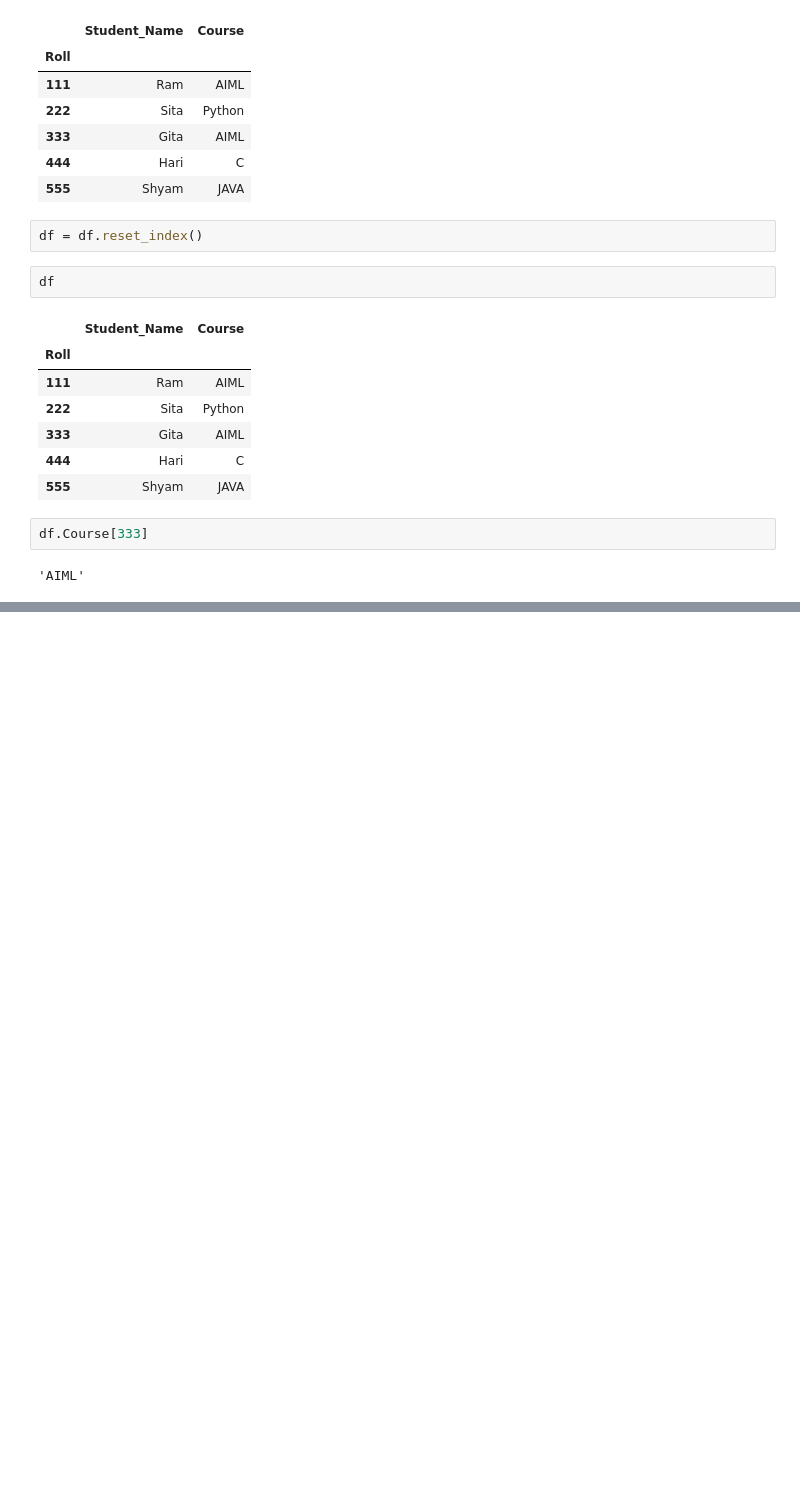
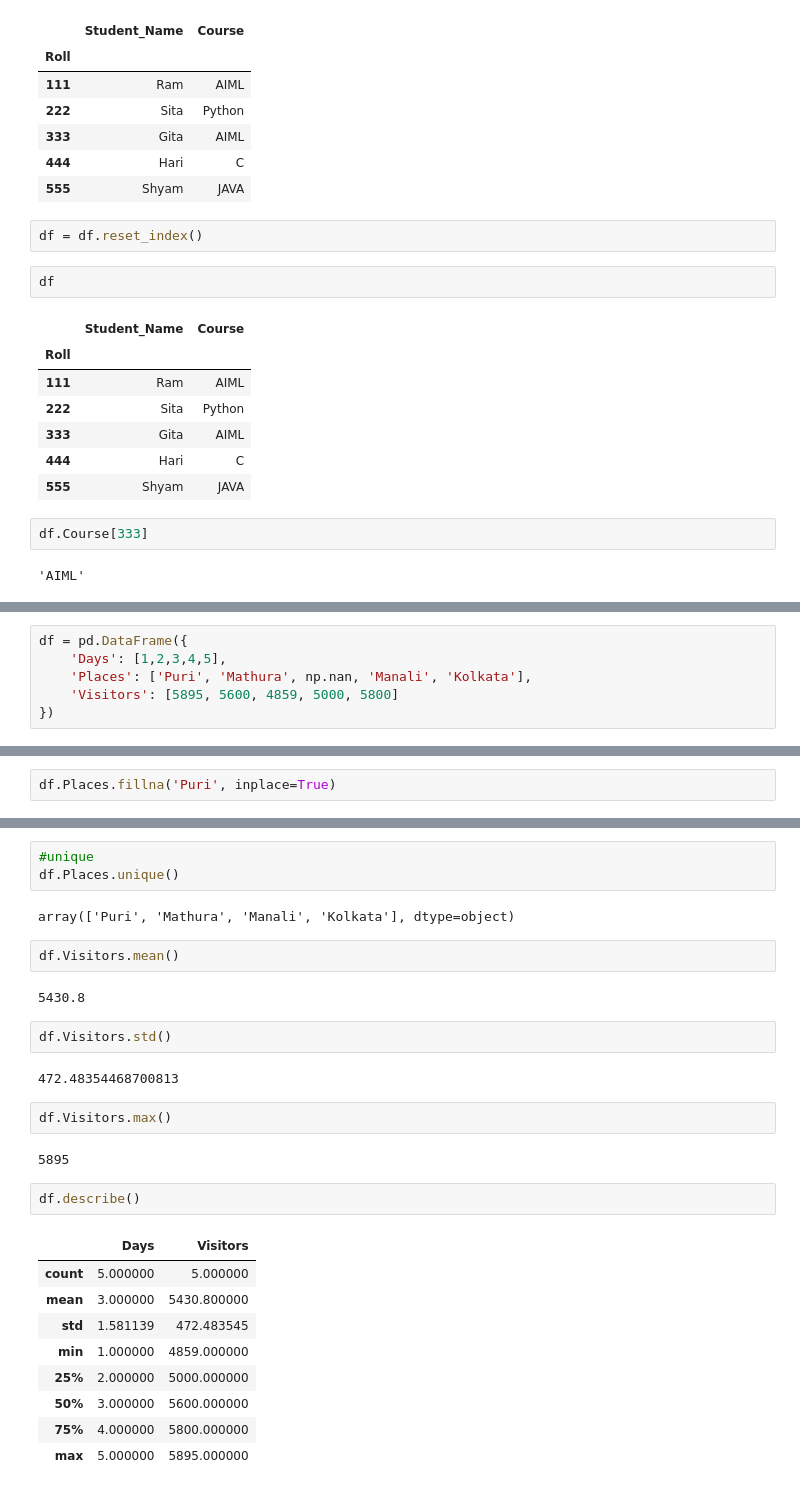
Before and after one commit to CodeByDeepankar/CTTC-AIML, a Jupyter notebook: Day8.ipynb, the cells around one changed output, grey strips where cells are left out. Cells and saved outputs as stored; diff of their text form; blank space fills up the shorter version.

```diff
--- a/Day8.ipynb
+++ b/Day8.ipynb
@@ -173,0 +199,6 @@ df = pd.DataFrame({
+# %%
+df = pd.DataFrame({
+    'Days': [1,2,3,4,5],
+    'Places': ['Puri', 'Mathura', np.nan, 'Manali', 'Kolkata'],
+    'Visitors': [5895, 5600, 4859, 5000, 5800]
+})
@@ -173,0 +253,2 @@ df = pd.DataFrame({
+# %%
+df.Places.fillna('Puri', inplace=True)
@@ -173,0 +285,29 @@ df = pd.DataFrame({
+# %%
+#unique
+df.Places.unique()
+# %% [output]
+array(['Puri', 'Mathura', 'Manali', 'Kolkata'], dtype=object)
+# %%
+df.Visitors.mean()
+# %% [output]
+5430.8
+# %%
+df.Visitors.std()
+# %% [output]
+472.48354468700813
+# %%
+df.Visitors.max()
+# %% [output]
+5895
+# %%
+df.describe()
+# %% [output]
+|  | Days | Visitors |
+| count | 5.000000 | 5.000000 |
+| mean | 3.000000 | 5430.800000 |
+| std | 1.581139 | 472.483545 |
+| min | 1.000000 | 4859.000000 |
+| 25% | 2.000000 | 5000.000000 |
+| 50% | 3.000000 | 5600.000000 |
+| 75% | 4.000000 | 5800.000000 |
+| max | 5.000000 | 5895.000000 |
```
Also changed, not shown: parts of 14 cells of this notebook.
